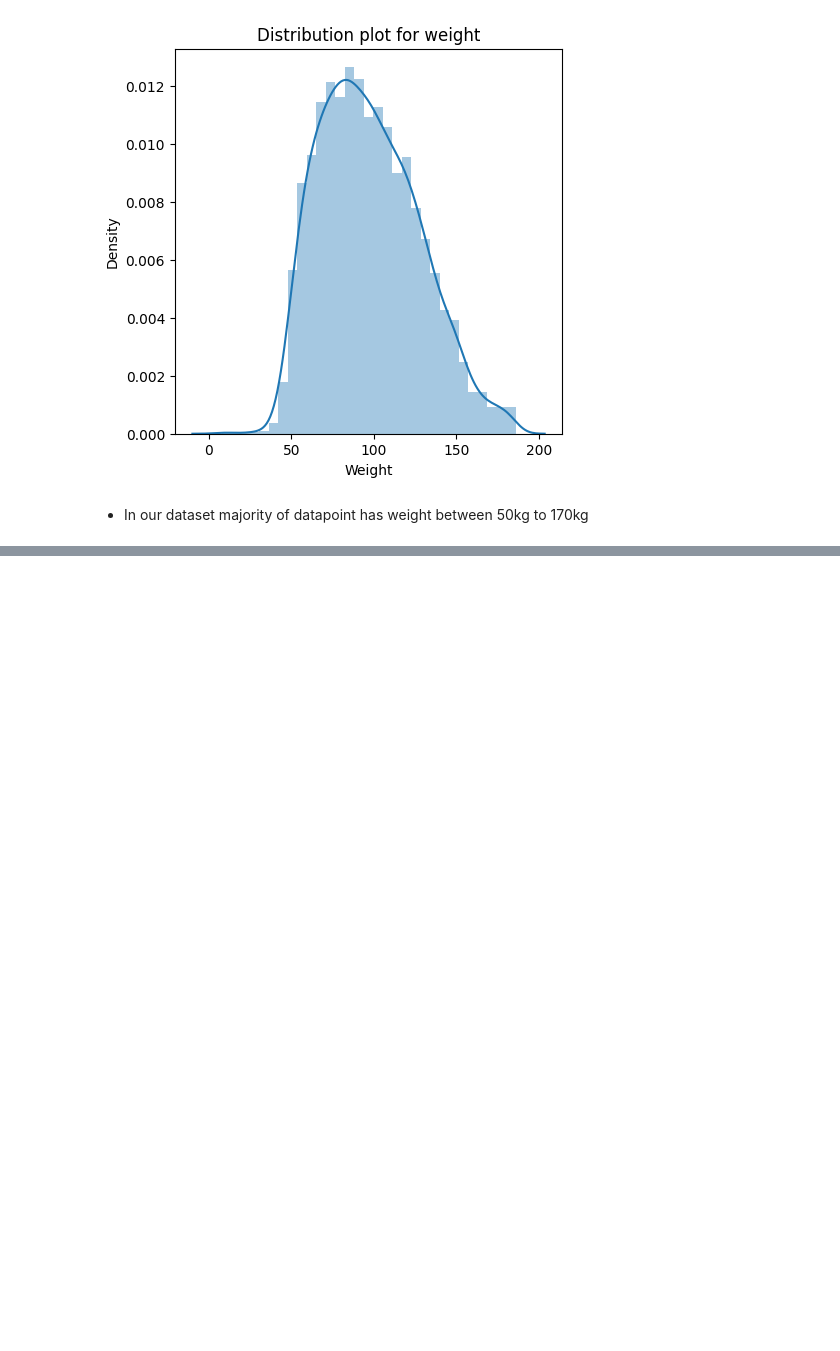
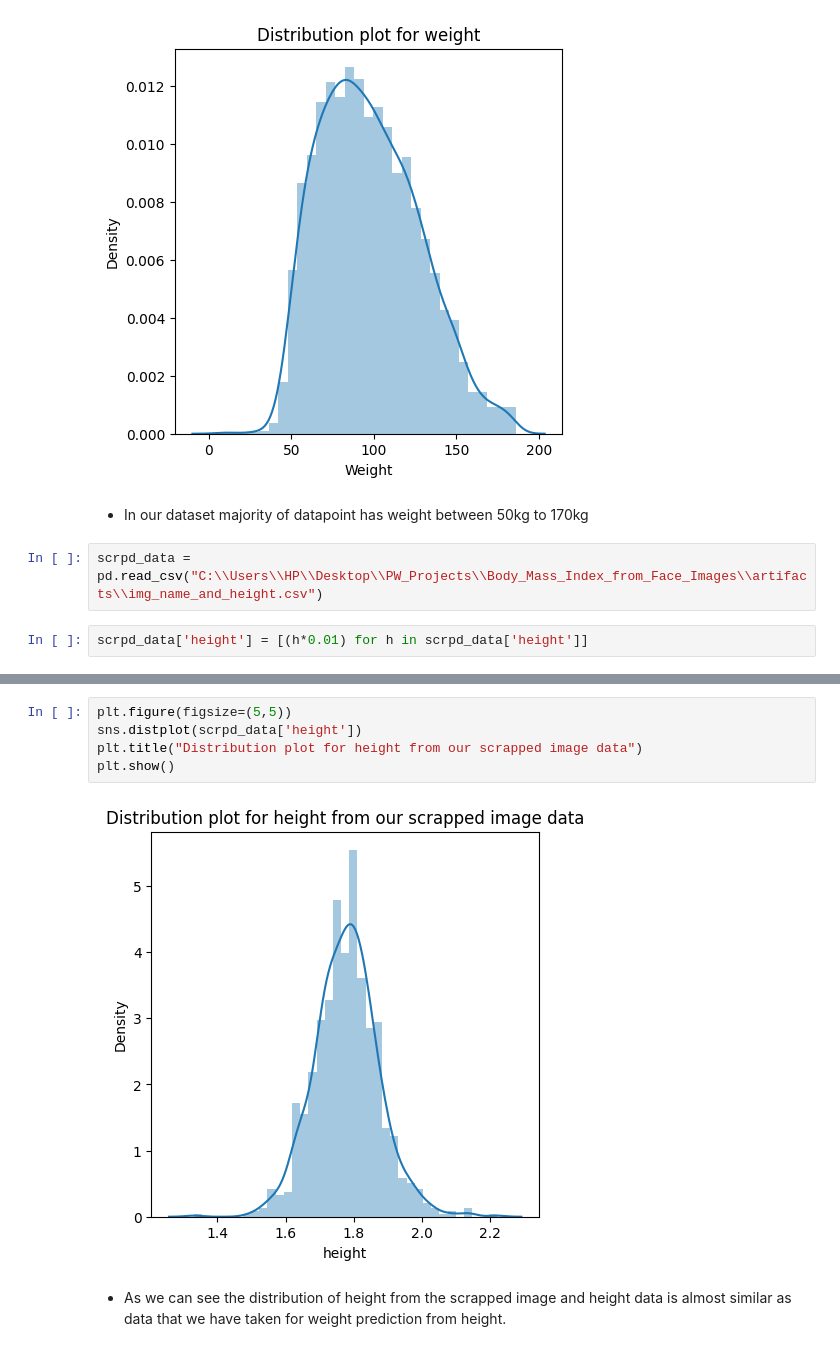
Before and after one commit to Aman-Vishwakarma1729/Body_Mass_Index_from_Face_Images, a Jupyter notebook: notebooks/Height_Weight_Data_Analysis.ipynb, the cells around one changed output, grey strips where cells are left out. Drawn from its saved outputs; the diff is of its cells as text; blank space fills up the shorter version.

```diff
--- a/notebooks/Height_Weight_Data_Analysis.ipynb
+++ b/notebooks/Height_Weight_Data_Analysis.ipynb
@@ -176,3 +169,7 @@ plt.show()
 [figure]
 # %% [markdown]
 * In our dataset majority of datapoint has weight between 50kg to 170kg
+# %%
+scrpd_data = pd.read_csv("C:\\Users\\HP\\Desktop\\PW_Projects\\Body_Mass_Index_from_Face_Images\\artifacts\\img_name_and_height.csv")
+# %%
+scrpd_data['height'] = [(h*0.01) for h in scrpd_data['height']]
@@ -178,0 +192,9 @@ plt.show()
+# %%
+plt.figure(figsize=(5,5))
+sns.distplot(scrpd_data['height'])
+plt.title("Distribution plot for height from our scrapped image data")
+plt.show()
+# %% [output]
+[figure, added]
+# %% [markdown]
+* As we can see the distribution of height from the scrapped image and height data is almost similar as data that we have taken for weight prediction from height.
```
Also changed, not shown: parts of 2 cells of this notebook, 7 other files.
